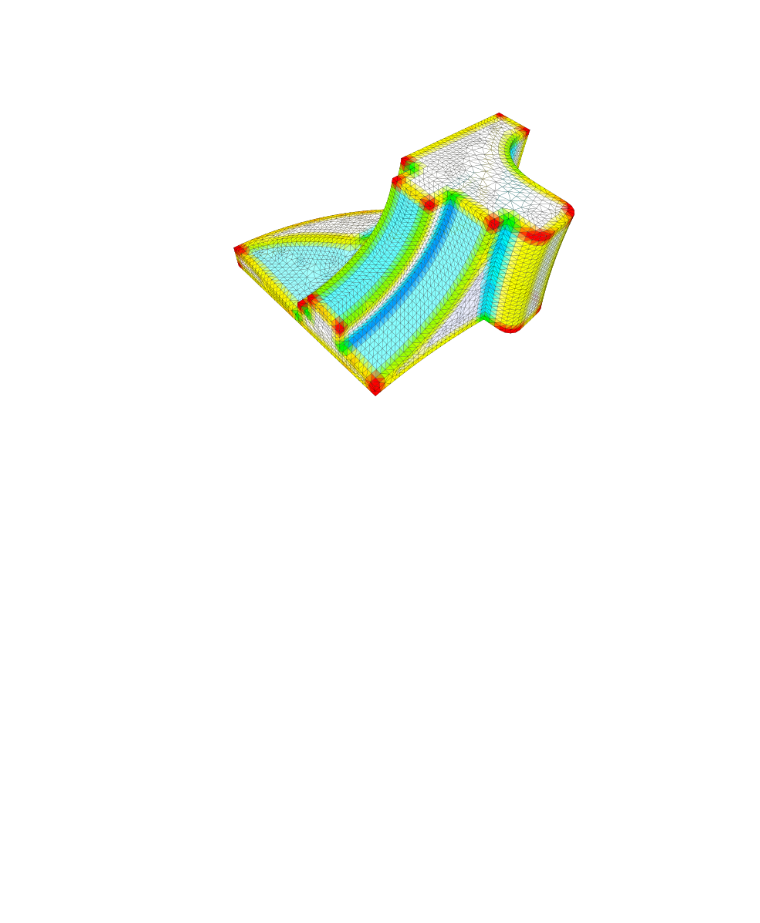
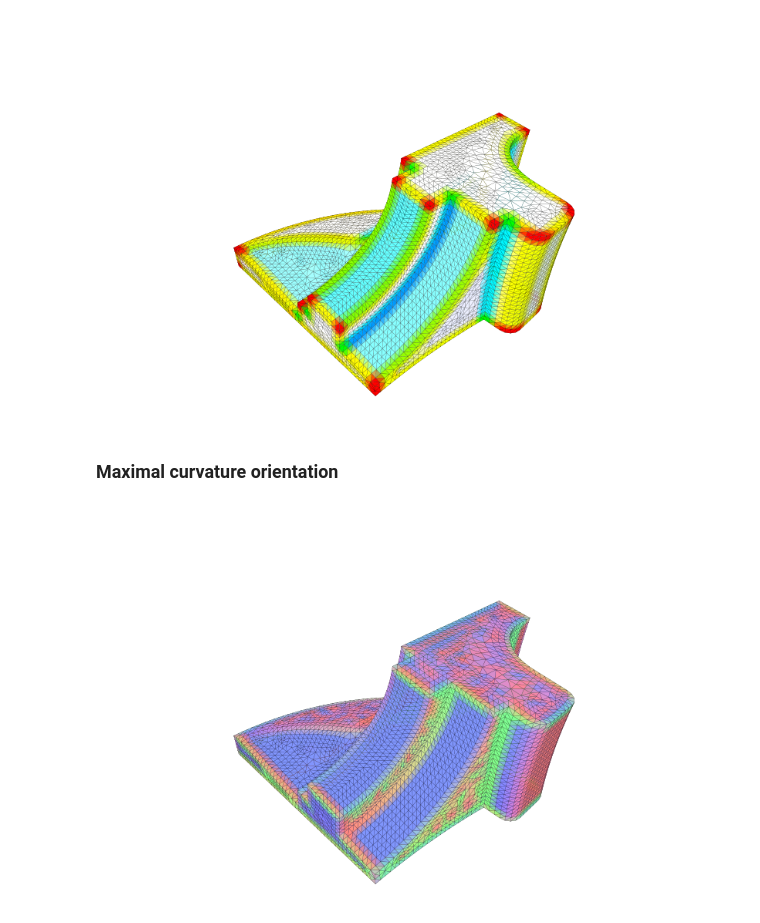
Before and after one commit to tatsy/tinymesh, a Jupyter notebook: examples/python/curvatures.ipynb, the cells around one changed output. Cells and saved outputs as stored; diff of their text form; code cells hidden in the pictures; blank space fills up the shorter version.

Commit message:
Finish implementing curvature derivative calculation.

```diff
--- a/examples/python/curvatures.ipynb
+++ b/examples/python/curvatures.ipynb
@@ -87,3 +81,5 @@ t_min = np.array(t_min)
+# %%
+k_max, k_min, e_max, e_min, t_max, t_min = get_principal_curvatures_with_derivatives(mesh)
 # %%
 Ks = k_min * k_max
 Hs = 0.5 * (k_min + k_max)
@@ -119,3 +115,11 @@ colorP[b_mask, 1] = 1.0 - np.abs(c1[b_mask])
 viewer.mesh_visualization(mesh, colors=colorP)
 # %% [output]
 [figure]
+# %% [markdown]
+### Maximal curvature orientation
+# %%
+nv = len(t_max)
+colorTmax = np.concatenate([np.abs(t_max) * 0.5 + 0.5, np.ones((nv, 1))], axis=-1)
+viewer.mesh_visualization(mesh, colors=colorTmax)
+# %% [output]
+[figure, added]
```
Also changed, not shown: parts of 8 cells of this notebook, 7 other files.
